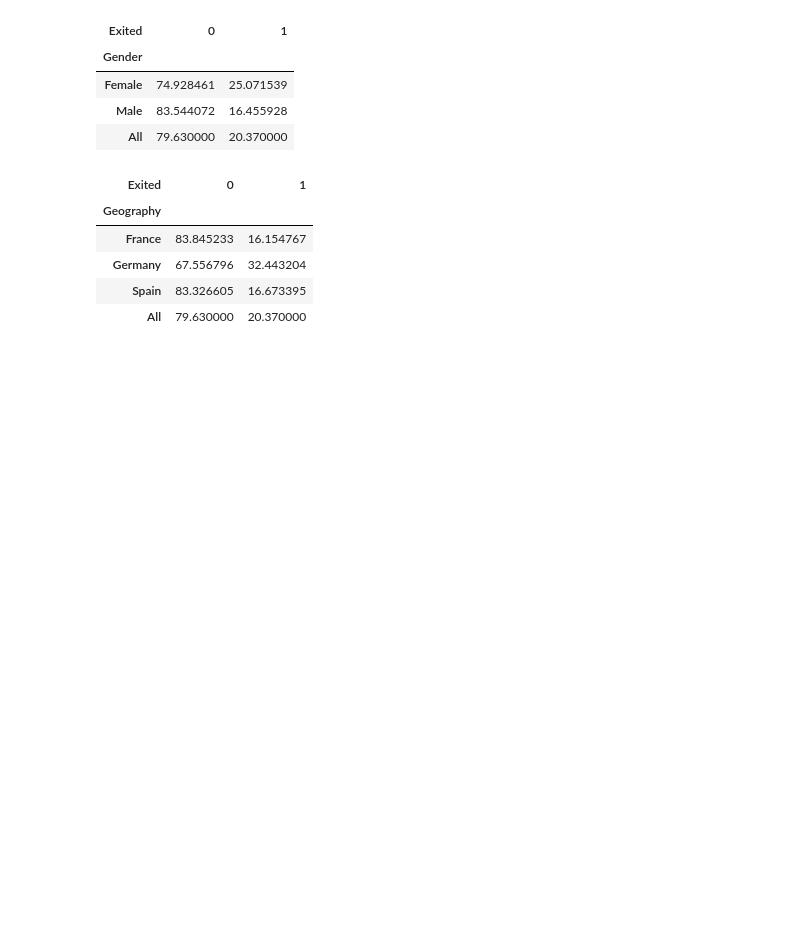
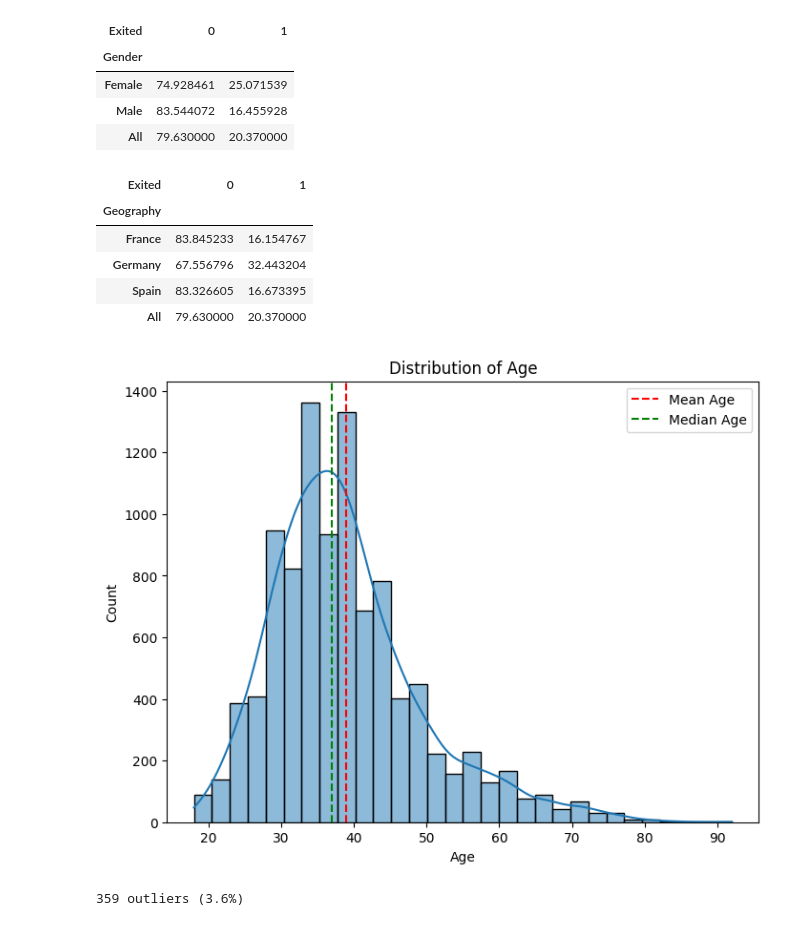
Before and after one commit to b3rian/Data_Science, a Jupyter notebook: Bank customer analysis.ipynb, the cells around one changed output. Saved outputs shown, nothing was run; the diff lists cells and outputs as text; code cells hidden in the pictures; blank space fills up the shorter version.

```diff
--- a/Bank customer analysis.ipynb
+++ b/Bank customer analysis.ipynb
@@ -113,3 +106,26 @@ pd.crosstab(merged_df['Geography'], merged_df['Exited'], margins=True, normalize
 | Germany | 67.556796 | 32.443204 |
 | Spain | 83.326605 | 16.673395 |
 | All | 79.630000 | 20.370000 |
+# %%
+# distribution of Ages
+plt.figure(figsize=(8, 6))
+sns.histplot(data = merged_df, x = 'Age', kde = True, bins = 30)
+plt.title('Distribution of Age')
+plt.axvline(merged_df['Age'].mean(), color='red', linestyle='--', label='Mean Age')
+plt.axvline(merged_df['Age'].median(), color='green', linestyle='--', label='Median Age')
+plt.legend()
+plt.show()
+# %% [output]
+[figure, added]
+# %%
+# outliers in the Age column
+Q1 = 32
+Q3 = 44
+IQR = Q3 - Q1
+
+lower_bound = Q1 - 1.5 * IQR
+upper_bound = Q3 + 1.5 * IQR
+outliers = merged_df[(merged_df['Age'] < lower_bound) | (merged_df['Age'] > upper_bound)]
+print(f"{len(outliers)} outliers ({len(outliers)/10000:.1%})")
+# %% [output]
+359 outliers (3.6%)
```
Also changed, not shown: parts of 4 cells of this notebook.
